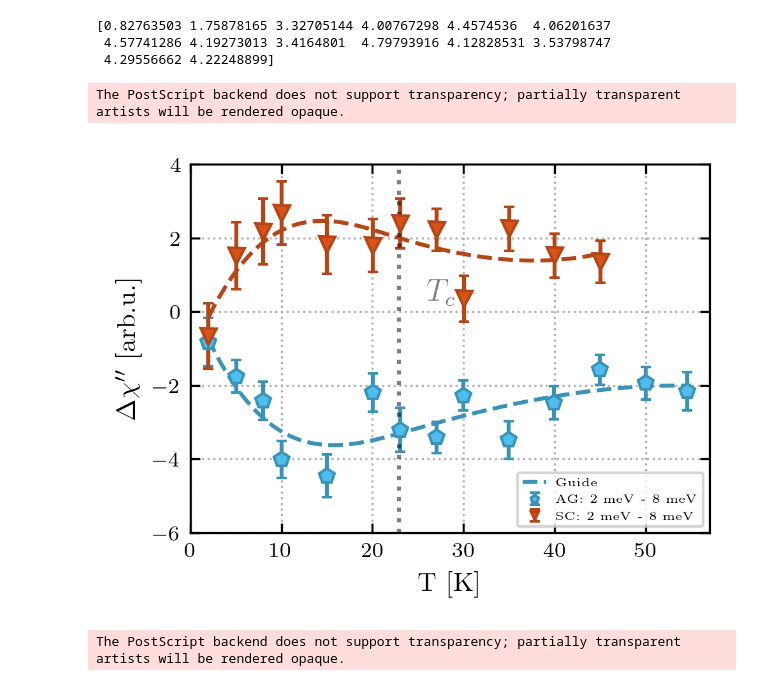
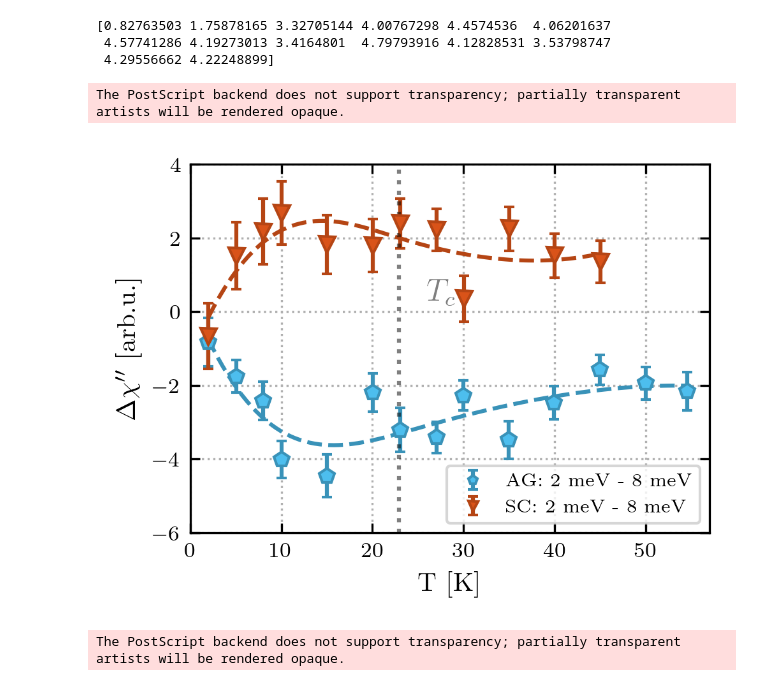
Before and after one commit to NBI-Magnetism-Group/NCCO_Analysis_Code_2026, a Jupyter notebook: DataAnalysis_IN20_CHI.ipynb, the cells around one changed output. Saved outputs shown, nothing was run; the diff lists cells and outputs as text; code cells hidden in the pictures.

```diff
--- a/DataAnalysis_IN20_CHI.ipynb
+++ b/DataAnalysis_IN20_CHI.ipynb
@@ -1878,33 +1878,33 @@ spliney_ag_E_diff =  spline_ag_E_diff(x_temp)# np.array([-1.64335373e-04, -1.937
 
 spline_sc_E_diff = UnivariateSpline(TT_sc_p3_8mev, SC_E_diff, s=4)  # s is the smoothing factor
 spliney_sc_E_diff = spline_sc_E_diff(x_temp_sc)
 
 #################################### PLOT ######################################
 
 plt.figure()
 
 plt.errorbar(TT_ag_2mev, np.asarray(AG_E_diff), capsize=2, fmt='p', yerr=np.asarray(AG_E_diff_err), label='AG: 2 meV - 8 meV',marker='p', linestyle='none', color='#4dbeee', ecolor='#3992b8', mew=1, markeredgecolor='#3992b8')
-plt.plot(x_temp, np.asarray(spliney_ag_E_diff), '--', color='#3992b8', label='Guide')
+plt.plot(x_temp, np.asarray(spliney_ag_E_diff), '--', color='#3992b8')
 
 plt.errorbar(TT_sc_p3_8mev, np.asarray(SC_E_diff), capsize=2, fmt='v', yerr=np.asarray(SC_E_diff_err), label='SC: 2 meV - 8 meV', color='#d95319', ecolor='#b54514', mew=1, markeredgecolor='#b54514')
 plt.plot(x_temp_sc, np.asarray(spliney_sc_E_diff), '--', color='#b54514')
 #plt.plot(np.linspace(30, np.max(TT_sc_p3_8mev),100), model_const(np.linspace(30, np.max(TT_sc_p3_8mev),100), 0.004, 0.69), '--', color='#b54514')
 
 plt.plot(Tc, np.linspace(-6, 4, 1000), linestyle='dotted', color='k', alpha=0.5)
 plt.ylim(-6, 4)
 plt.xlim(0,57)
 plt.text(26, 0.3, '$T_c$', fontsize=12, color='k', alpha=0.5)
 plt.ylabel('$\Delta \\chi^{\\prime\\prime}$ [arb.u.]')
 plt.xlabel('T [K]')
 plt.grid(linestyle='dotted')
-plt.legend(fontsize=4.5, markerscale=0.5)
+plt.legend(fontsize=7, markerscale=0.6)
 #plt.ylim(-1,1.75)
 
 plt.savefig('Figures_eps/IN20/E_difference_CHI.eps', format='eps', bbox_inches='tight')
 plt.savefig('Figures_png/IN20/E_difference_CHI.png', format='png', bbox_inches='tight')
 # %% [output]
 The PostScript backend does not support transparency; partially transparent artists will be rendered opaque.
-[figure, old version]
+[figure, new version]
 # %%
 fig, ax = plt.subplots(2, 1,figsize=(3.5, 5))
 fig.subplots_adjust(hspace=0, wspace=0.05)
```
Also changed, not shown: parts of 5 cells of this notebook, 3 other files.
